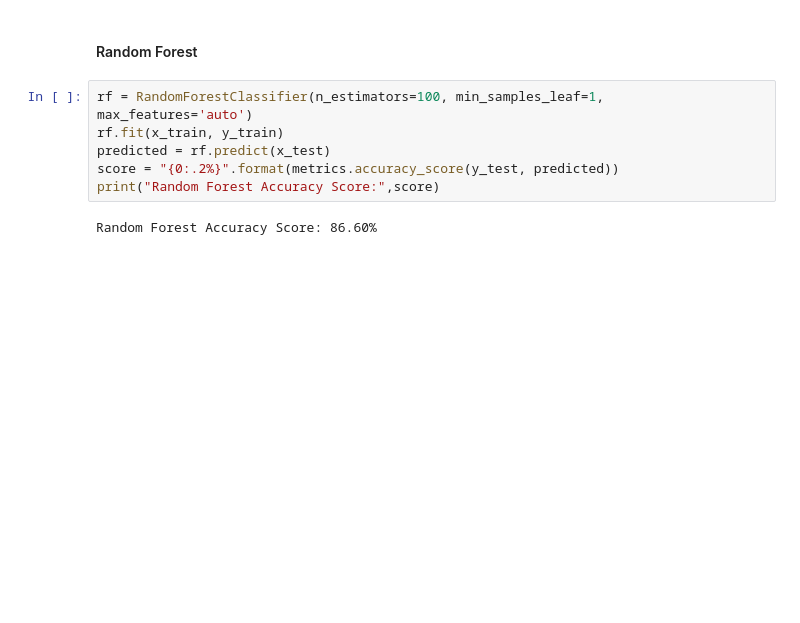
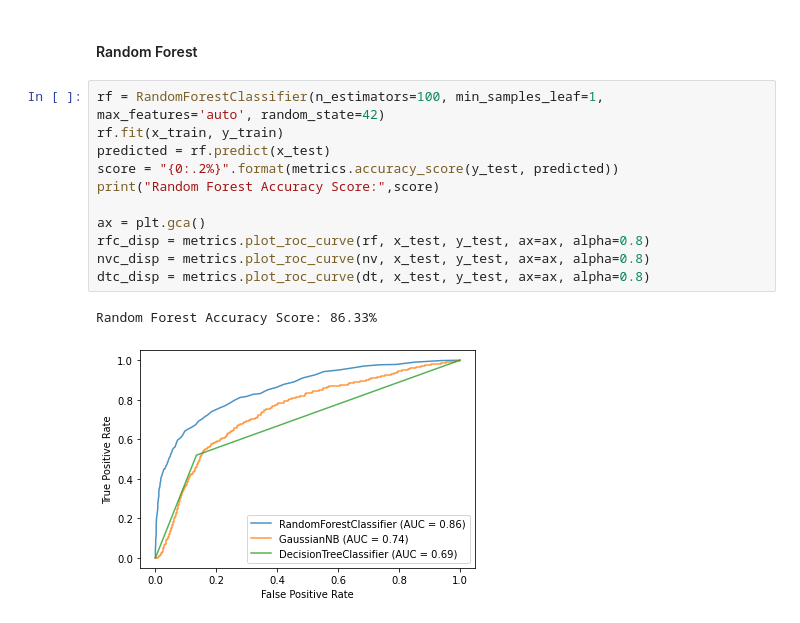
Before and after one commit to Mountain-bk/Classifier-Algorithms-Practice, a Jupyter notebook: Classifier Algorithms Practice.ipynb, the cells around one changed output. Drawn from its saved outputs; the diff is of its cells as text; blank space fills up the shorter version.

```diff
--- a/Classifier Algorithms Practice.ipynb
+++ b/Classifier Algorithms Practice.ipynb
@@ -144,10 +144,16 @@ Decision Tree Accuracy Score: 79.50%
 # %% [markdown]
 #### Random Forest
 # %%
-rf = RandomForestClassifier(n_estimators=100, min_samples_leaf=1, max_features='auto')
+rf = RandomForestClassifier(n_estimators=100, min_samples_leaf=1, max_features='auto', random_state=42)
 rf.fit(x_train, y_train)
 predicted = rf.predict(x_test)
 score = "{0:.2%}".format(metrics.accuracy_score(y_test, predicted))
 print("Random Forest Accuracy Score:",score)
+
+ax = plt.gca()
+rfc_disp = metrics.plot_roc_curve(rf, x_test, y_test, ax=ax, alpha=0.8)
+nvc_disp = metrics.plot_roc_curve(nv, x_test, y_test, ax=ax, alpha=0.8)
+dtc_disp = metrics.plot_roc_curve(dt, x_test, y_test, ax=ax, alpha=0.8)
 # %% [output]
-Random Forest Accuracy Score: 86.60%
+Random Forest Accuracy Score: 86.33%
+[figure, added]
```
